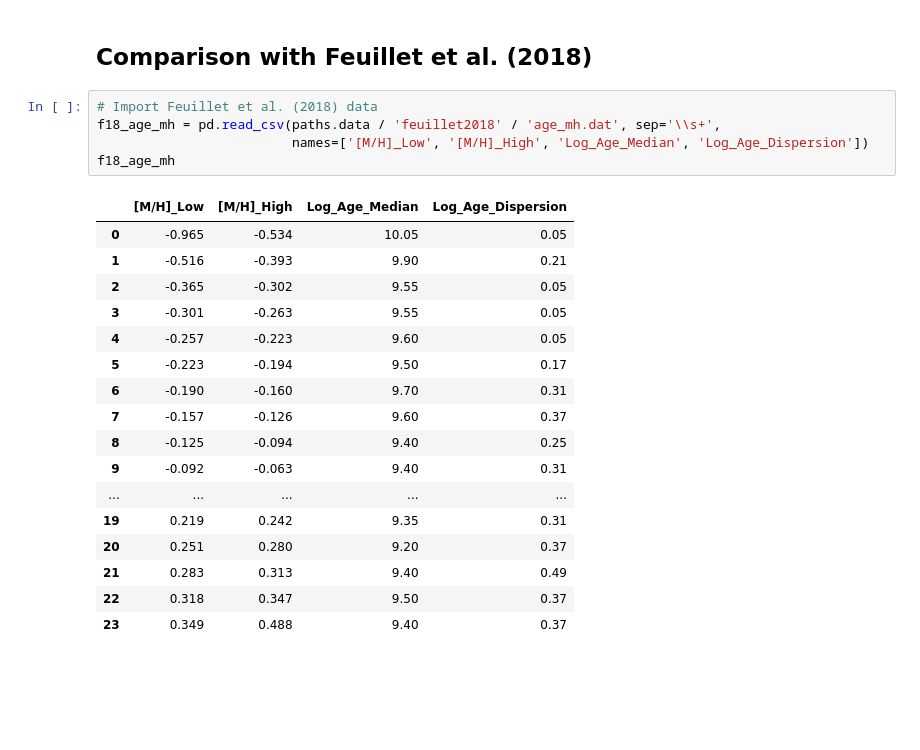
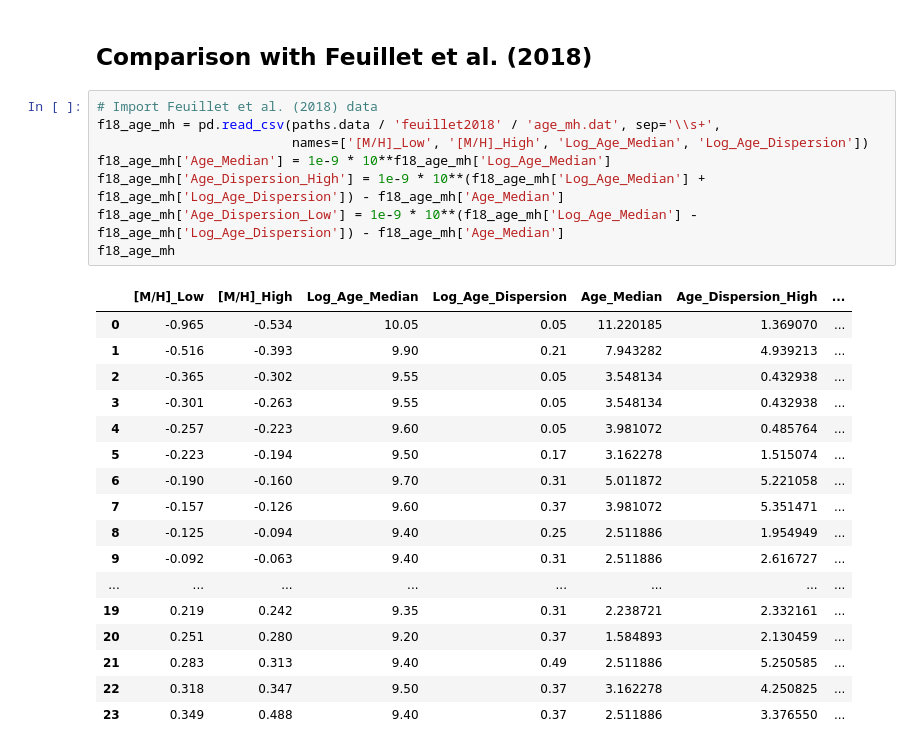
Before and after one commit to lodubay/abeona, a Jupyter notebook: src/scripts/apokasc3_amr.ipynb, the cells around one changed output. Drawn from its saved outputs; the diff is of its cells as text; blank space fills up the shorter version.

```diff
--- a/src/scripts/apokasc3_amr.ipynb
+++ b/src/scripts/apokasc3_amr.ipynb
@@ -412,23 +414,26 @@ plt.show()
 # %%
 # Import Feuillet et al. (2018) data
 f18_age_mh = pd.read_csv(paths.data / 'feuillet2018' / 'age_mh.dat', sep='\\s+',
                          names=['[M/H]_Low', '[M/H]_High', 'Log_Age_Median', 'Log_Age_Dispersion'])
+f18_age_mh['Age_Median'] = 1e-9 * 10**f18_age_mh['Log_Age_Median']
+f18_age_mh['Age_Dispersion_High'] = 1e-9 * 10**(f18_age_mh['Log_Age_Median'] + f18_age_mh['Log_Age_Dispersion']) - f18_age_mh['Age_Median']
+f18_age_mh['Age_Dispersion_Low'] = 1e-9 * 10**(f18_age_mh['Log_Age_Median'] - f18_age_mh['Log_Age_Dispersion']) - f18_age_mh['Age_Median']
 f18_age_mh
 # %% [output]
-|  | [M/H]_Low | [M/H]_High | Log_Age_Median | Log_Age_Dispersion |
-| 0 | -0.965 | -0.534 | 10.05 | 0.05 |
-| 1 | -0.516 | -0.393 | 9.90 | 0.21 |
-| 2 | -0.365 | -0.302 | 9.55 | 0.05 |
-| 3 | -0.301 | -0.263 | 9.55 | 0.05 |
-| 4 | -0.257 | -0.223 | 9.60 | 0.05 |
-| 5 | -0.223 | -0.194 | 9.50 | 0.17 |
-| 6 | -0.190 | -0.160 | 9.70 | 0.31 |
-| 7 | -0.157 | -0.126 | 9.60 | 0.37 |
-| 8 | -0.125 | -0.094 | 9.40 | 0.25 |
-| 9 | -0.092 | -0.063 | 9.40 | 0.31 |
-| ... | ... | ... | ... | ... |
-| 19 | 0.219 | 0.242 | 9.35 | 0.31 |
-| 20 | 0.251 | 0.280 | 9.20 | 0.37 |
-| 21 | 0.283 | 0.313 | 9.40 | 0.49 |
-| 22 | 0.318 | 0.347 | 9.50 | 0.37 |
-| 23 | 0.349 | 0.488 | 9.40 | 0.37 |
+|  | [M/H]_Low | [M/H]_High | Log_Age_Median | Log_Age_Dispersion | Age_Median | Age_Dispersion_High | ... |
+| 0 | -0.965 | -0.534 | 10.05 | 0.05 | 11.220185 | 1.369070 | ... |
+| 1 | -0.516 | -0.393 | 9.90 | 0.21 | 7.943282 | 4.939213 | ... |
+| 2 | -0.365 | -0.302 | 9.55 | 0.05 | 3.548134 | 0.432938 | ... |
+| 3 | -0.301 | -0.263 | 9.55 | 0.05 | 3.548134 | 0.432938 | ... |
+| 4 | -0.257 | -0.223 | 9.60 | 0.05 | 3.981072 | 0.485764 | ... |
+| 5 | -0.223 | -0.194 | 9.50 | 0.17 | 3.162278 | 1.515074 | ... |
+| 6 | -0.190 | -0.160 | 9.70 | 0.31 | 5.011872 | 5.221058 | ... |
+| 7 | -0.157 | -0.126 | 9.60 | 0.37 | 3.981072 | 5.351471 | ... |
+| 8 | -0.125 | -0.094 | 9.40 | 0.25 | 2.511886 | 1.954949 | ... |
+| 9 | -0.092 | -0.063 | 9.40 | 0.31 | 2.511886 | 2.616727 | ... |
+| ... | ... | ... | ... | ... | ... | ... | ... |
+| 19 | 0.219 | 0.242 | 9.35 | 0.31 | 2.238721 | 2.332161 | ... |
+| 20 | 0.251 | 0.280 | 9.20 | 0.37 | 1.584893 | 2.130459 | ... |
+| 21 | 0.283 | 0.313 | 9.40 | 0.49 | 2.511886 | 5.250585 | ... |
+| 22 | 0.318 | 0.347 | 9.50 | 0.37 | 3.162278 | 4.250825 | ... |
+| 23 | 0.349 | 0.488 | 9.40 | 0.37 | 2.511886 | 3.376550 | ... |
```
Also changed, not shown: parts of 5 cells of this notebook.
